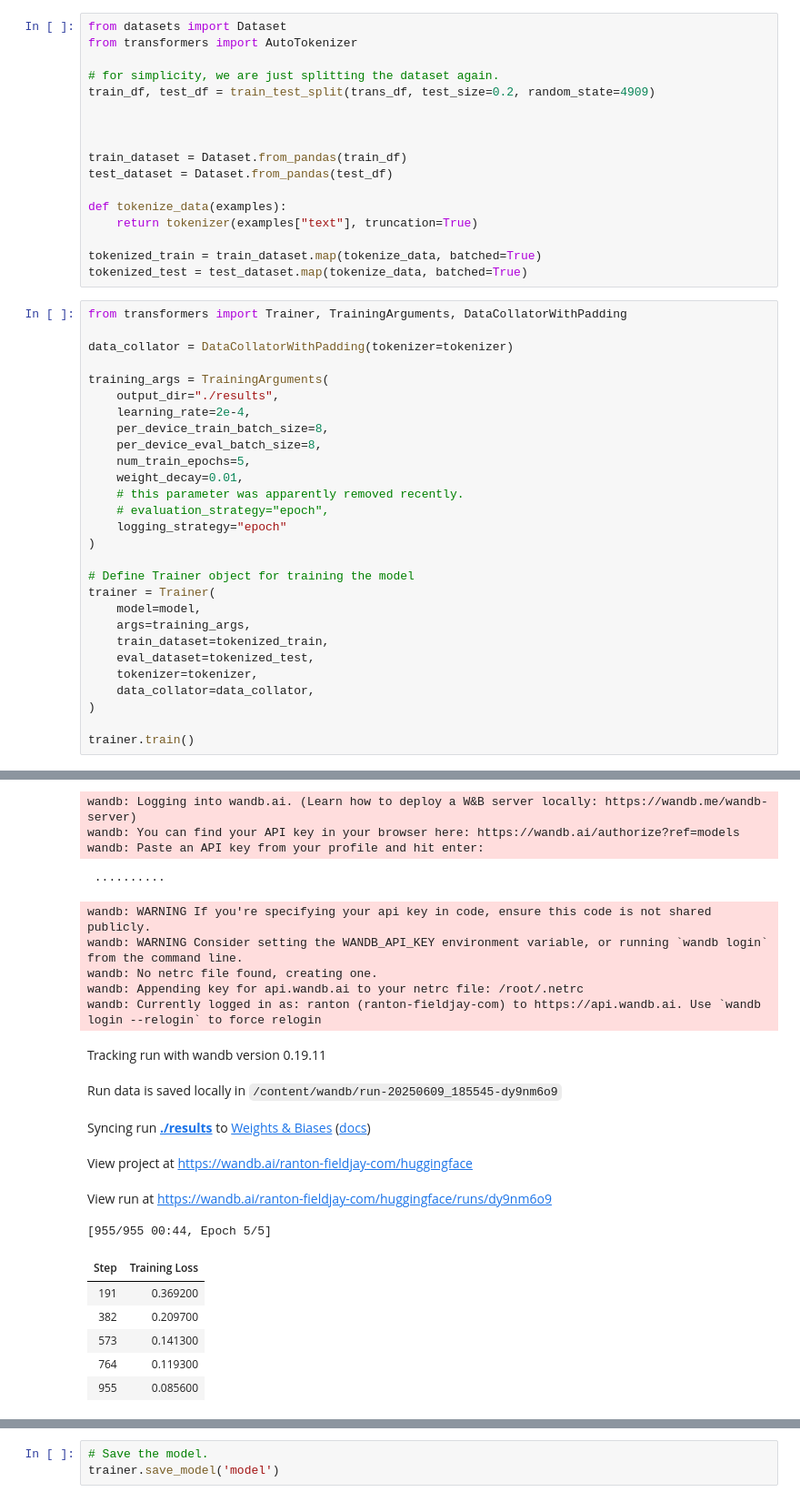
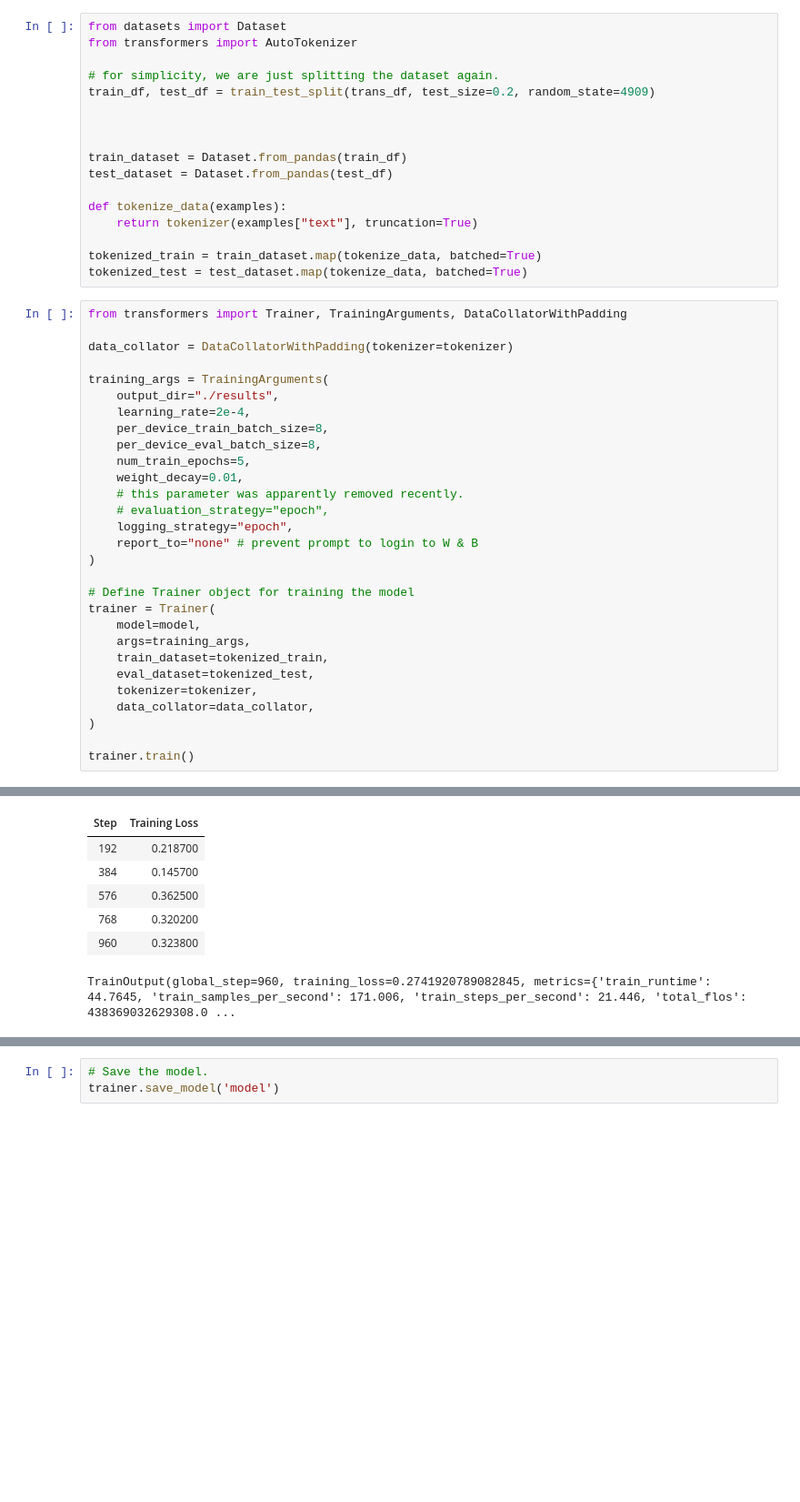
Before and after one commit to ranton256/classifying_concord, a Jupyter notebook: supervised_ML_identify_author.ipynb, the cells around one changed output, grey strips where cells are left out. Shown at 91% size. Drawn from its saved outputs; the diff is of its cells as text; blank space fills up the shorter version.

```diff
--- a/supervised_ML_identify_author.ipynb
+++ b/supervised_ML_identify_author.ipynb
@@ -647,7 +647,8 @@ training_args = TrainingArguments(
     weight_decay=0.01,
     # this parameter was apparently removed recently.
     # evaluation_strategy="epoch",
-    logging_strategy="epoch"
+    logging_strategy="epoch",
+    report_to="none" # prevent prompt to login to W & B
 )
 
 # Define Trainer object for training the model
@@ -667,21 +667,7 @@ wandb: WARNING The `run_name` is currently set to the same value as `TrainingArg
+| Step | Training Loss |
+| 192 | 0.218700 |
+| 384 | 0.145700 |
+| 576 | 0.362500 |
+| 768 | 0.320200 |
+| 960 | 0.323800 |
-wandb: Logging into wandb.ai. (Learn how to deploy a W&B server locally: https://wandb.me/wandb-server)
-wandb: You can find your API key in your browser here: https://wandb.ai/authorize?ref=models
-wandb: Paste an API key from your profile and hit enter:
+TrainOutput(global_step=960, training_loss=0.2741920789082845, metrics={'train_runtime': 44.7645, 'train_samples_per_second': 171.006, 'train_steps_per_second': 21.446, 'total_flos': 438369032629308.0 ...
- ··········
-wandb: WARNING If you're specifying your api key in code, ensure this code is not shared publicly.
-wandb: WARNING Consider setting the WANDB_API_KEY environment variable, or running `wandb login` from the command line.
-wandb: No netrc file found, creating one.
-wandb: Appending key for api.wandb.ai to your netrc file: /root/.netrc
-wandb: Currently logged in as: ranton (ranton-fieldjay-com) to https://api.wandb.ai. Use `wandb login --relogin` to force relogin
-Tracking run with wandb version 0.19.11
-Run data is saved locally in /content/wandb/run-20250609_185545-dy9nm6o9
-Syncing run ./results to Weights & Biases (docs)
-View project at https://wandb.ai/ranton-fieldjay-com/huggingface
-View run at https://wandb.ai/ranton-fieldjay-com/huggingface/runs/dy9nm6o9
-[955/955 00:44, Epoch 5/5]
-| Step | Training Loss |
-| 191 | 0.369200 |
-| 382 | 0.209700 |
-| 573 | 0.141300 |
-| 764 | 0.119300 |
-| 955 | 0.085600 |
```
Also changed, not shown: parts of 62 cells of this notebook.
